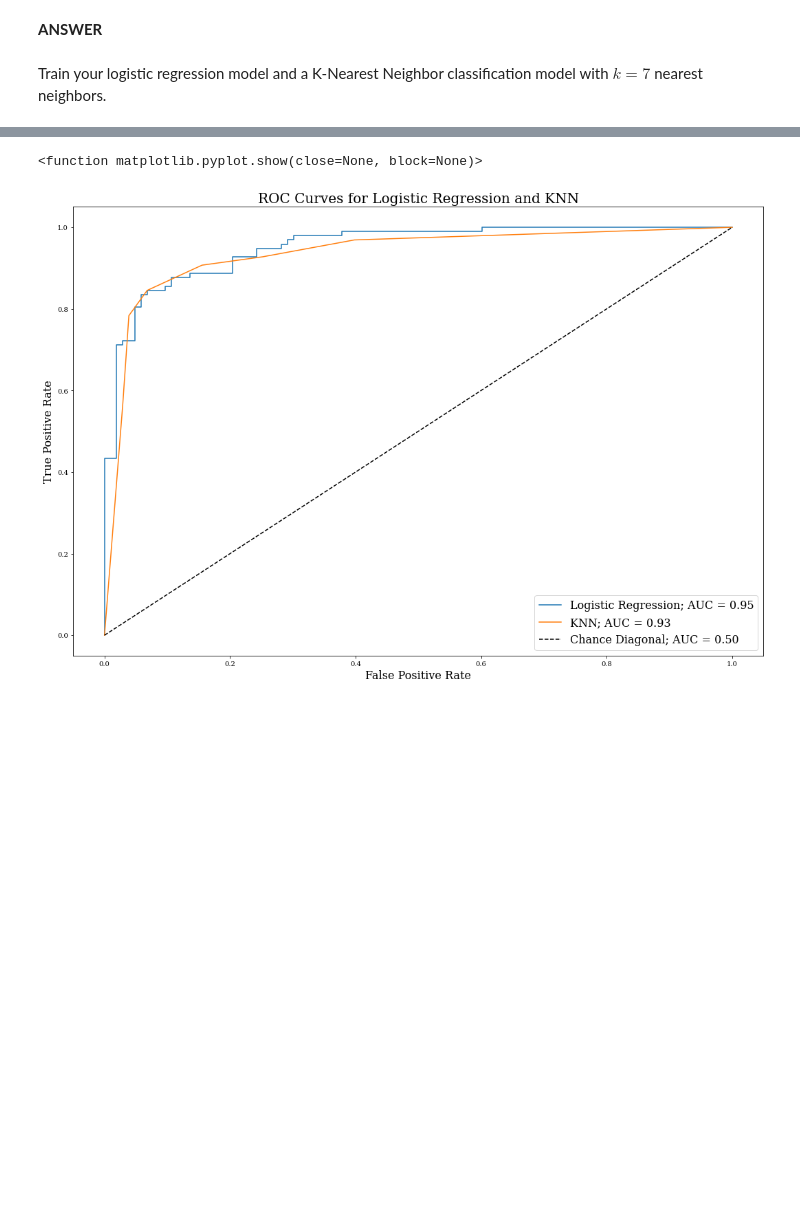
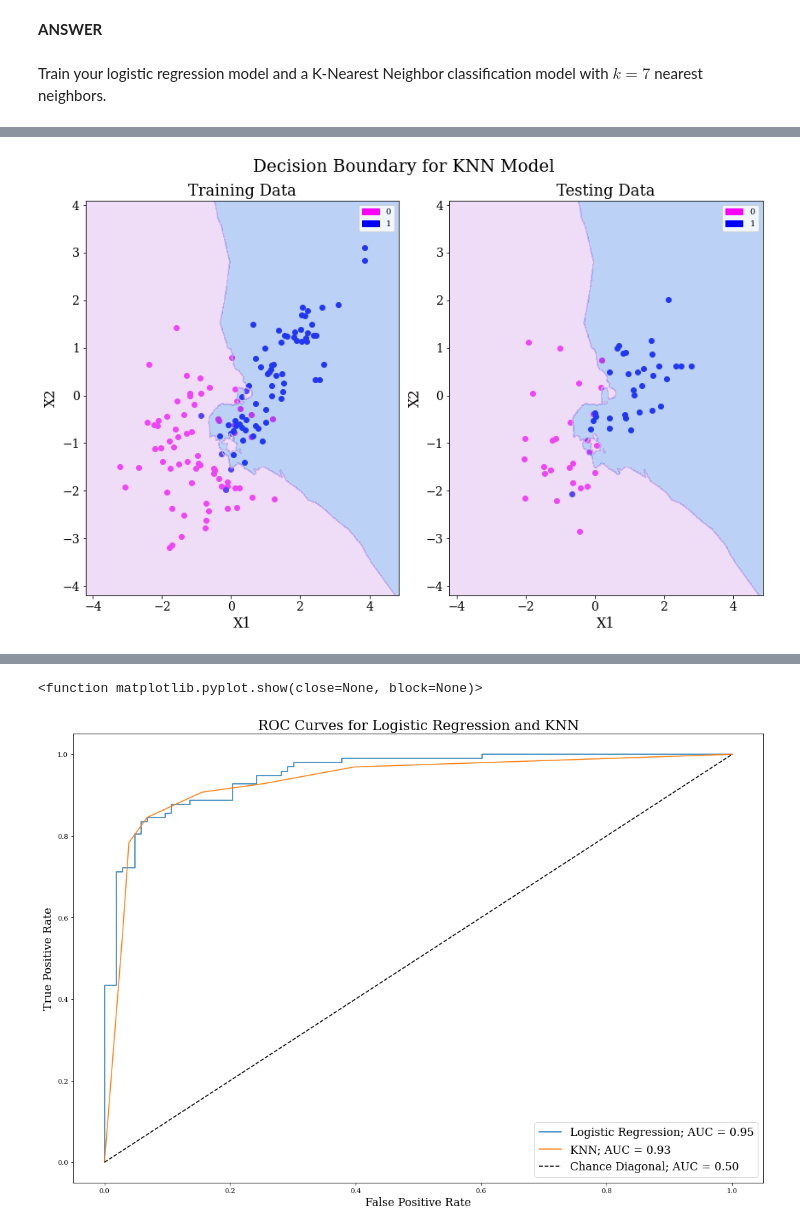
Before and after one commit to sdonatileach/Machine-Learning, a Jupyter notebook: Assignment_3.ipynb, the cells around one changed output, grey strips where cells are left out. Cells and saved outputs as stored; diff of their text form; code cells hidden in the pictures; blank space fills up the shorter version.

```diff
--- a/Assignment_3.ipynb
+++ b/Assignment_3.ipynb
@@ -445,0 +543,70 @@ Train your logistic regression model and a K-Nearest Neighbor classification mod
+# %%
+# create the plot for the KNN Model
+h=0.02
+
+fig, ax = plt.subplots(1,2,figsize=(12,8))
+fig.suptitle("Decision Boundary for KNN Model", fontsize=20)
+
+
+ax[0].scatter(
+    train_data_label1["x1"],
+    train_data_label1["x2"],
+    color="magenta",
+    label="Class 1"
+)
+ax[0].scatter(
+    train_data_label0["x1"],
+    train_data_label0["x2"],
+    color="blue",
+    label="Class 0",
+)
+
+ax[1].scatter(
+    test_data_label1["x1"],
+    test_data_label1["x2"],
+    color="magenta",
+    label="Class 1"
+)
+ax[1].scatter(
+    test_data_label0["x1"],
+    test_data_label0["x2"],
+    color="blue",
+    label="Class 0",
+)
+
+# Plot the decision boundary. For that, we will assign a color to each
+# point in the mesh [x_min, x_max]x[y_min, y_max].
+x_min_0, x_max_0 = X[:, 0].min() - 1, X[:, 0].max() + 1
+x_min_1, x_max_1 = X[:, 1].min() - 1, X[:, 1].max() + 1
+xx, yy = np.meshgrid(np.arange(x_min_0, x_max_0, h),
+                        np.arange(x_min_1, x_max_1, h))
+
+Z = knn_model.predict(np.c_[xx.ravel(), yy.ravel()])
+Z = Z.reshape(xx.shape)
+
+# creating the background colors
+cmap_light = ListedColormap(['#558CE6', '#D8ABEB'])
+ax[0].contourf(xx, yy, Z, cmap=cmap_light, alpha=0.4)
+ax[1].contourf(xx, yy, Z, cmap=cmap_light, alpha=0.4)
+
+#creating the legends
+label_pink = mpatches.Patch(color= "magenta", label="0", hatch="o")
+label_blue = mpatches.Patch(color="blue", label="1", hatch="o")
+ax[0].legend(handles=[label_pink,label_blue],loc='best')
+ax[1].legend(handles=[label_pink,label_blue],loc='best')
+
+
+# creating the labels and titles
+ax[0].set_title("Training Data", fontsize=18)
+ax[1].set_title("Testing Data", fontsize=18)
+ax[0].set_xlabel("X1", fontsize=16)
+ax[0].set_ylabel("X2", fontsize=16)
+ax[1].set_xlabel("X1", fontsize=16)
+ax[1].set_ylabel("X2", fontsize=16)
+ax[0].tick_params(labelsize=14)
+ax[1].tick_params(labelsize=14)
+
+fig.tight_layout()
+plt.show()
+# %% [output]
+[figure, added]
```
Also changed, not shown: parts of 13 cells of this notebook.
